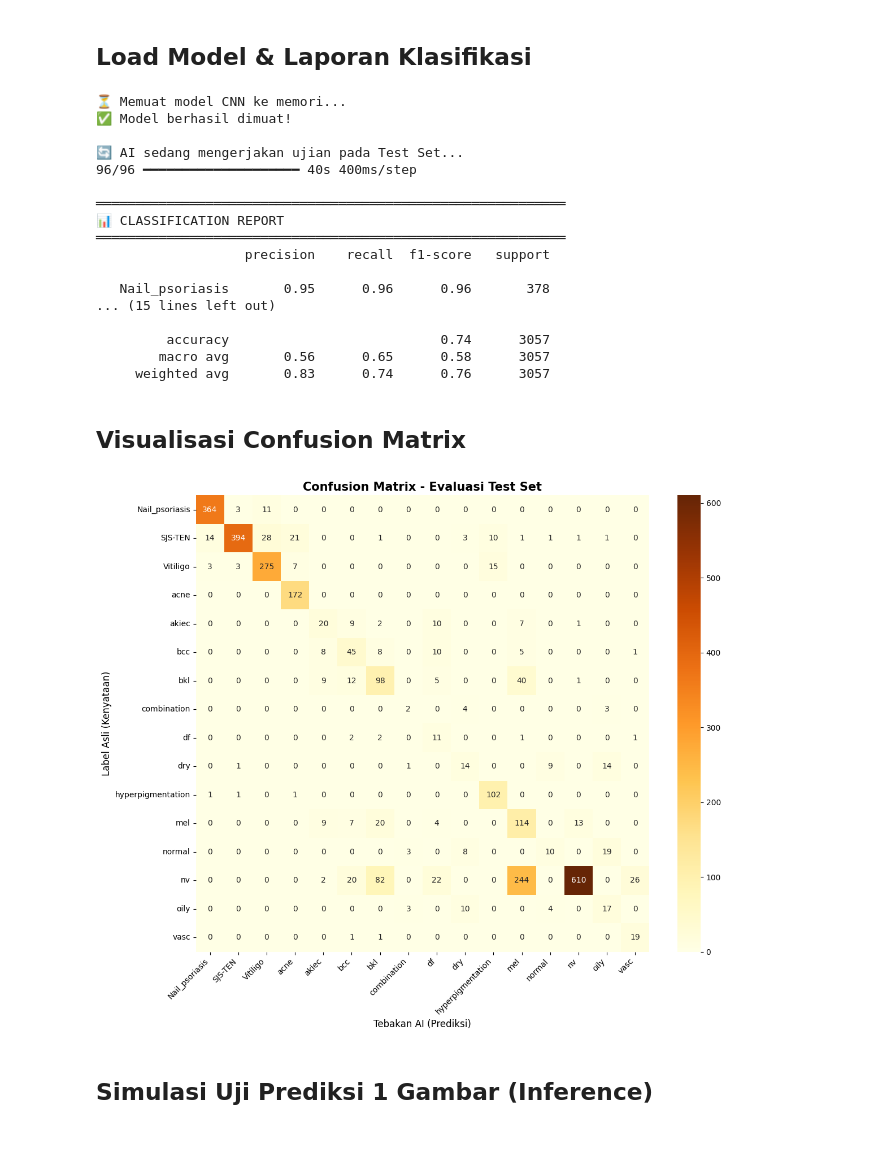
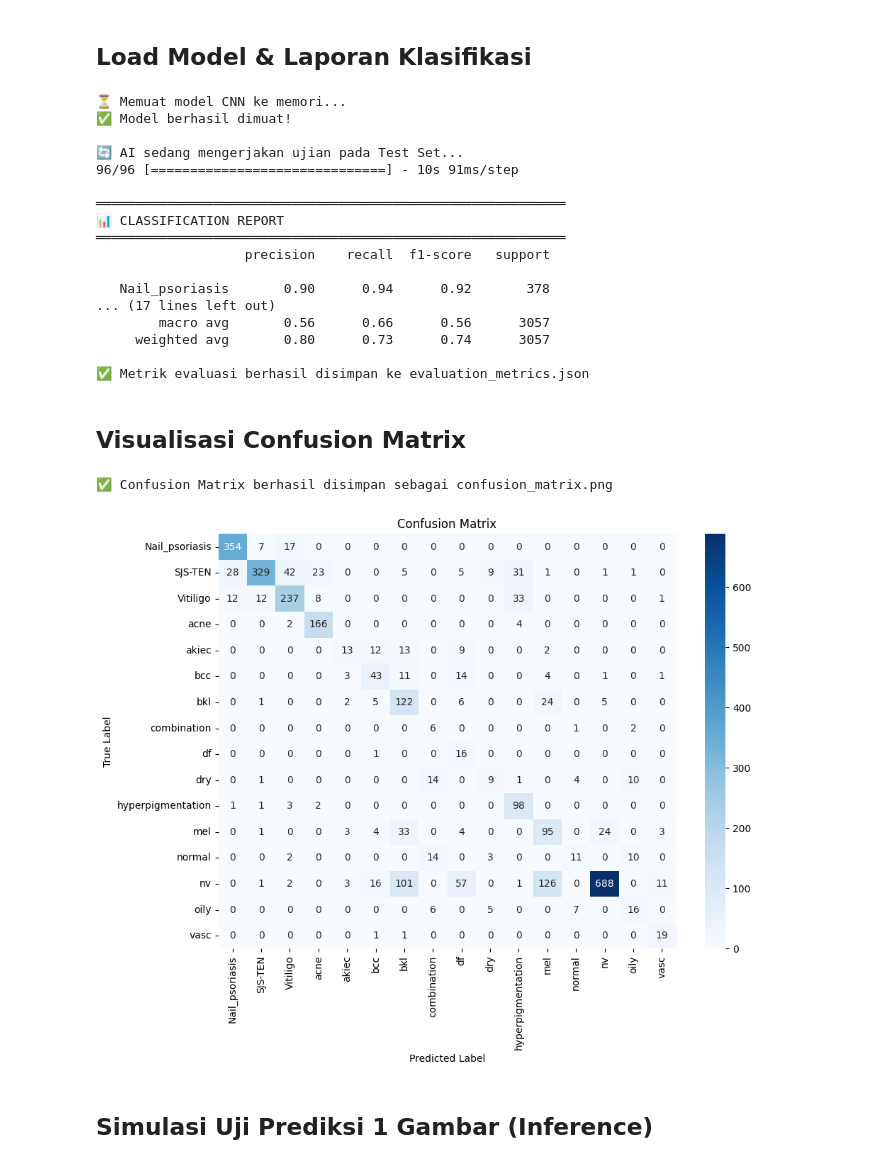
Before and after one commit to gege010/DermaScan, a Jupyter notebook: notebooks/03_model_training_evaluation.ipynb, the cells around one changed output. Drawn from its saved outputs; the diff is of its cells as text; code cells hidden in the pictures.

Commit message:
feat: implement model training evaluation notebook and streamlit dashboard with metrics visualization

```diff
--- a/notebooks/03_model_training_evaluation.ipynb
+++ b/notebooks/03_model_training_evaluation.ipynb
@@ -70,29 +37,24 @@ print("📁 Model Directory:", MODEL_DIR)
 ## Load Metadata & Reproduksi Test Set
 # %%
 # 1. Load Metadata Model
+META_PATH = MODEL_DIR / 'class_names.json'
 with open(META_PATH, 'r') as f:
-    metadata = json.load(f)
+    CLASS_NAMES_LIST = json.load(f)
 
-IMG_SIZE = tuple(metadata['img_size'])
+IMG_SIZE = (224, 224)
 BATCH_SIZE = 32
-CLASS_NAMES_LIST = metadata['class_names']
-print(f"✅ Metadata dimuat. Mendeteksi {metadata['num_classes']} kelas dari otak AI.")
+print(f"✅ Metadata dimuat. Mendeteksi {len(CLASS_NAMES_LIST)} kelas dari otak AI.")
 
-# 2. Reproduksi Test Set
+# 2. Test Set Reproduction
 df = pd.read_csv(DATA_PATH)
-
-# --- TAMBAHAN KODE UNTUK MEMPERBAIKI FOLDER YANG BERUBAH NAMA ---
-# Mengganti teks 'Skin Health Analyzer' menjadi 'DermaScan' di dalam data
 df['image_path'] = df['image_path'].str.replace('Skin Health Analyzer', 'DermaScan')
-# ----------------------------------------------------------------
-
 _, temp_df = train_test_split(df, test_size=0.3, stratify=df["dx"], random_state=42)
 _, test_df = train_test_split(temp_df, test_size=0.5, stratify=temp_df["dx"], random_state=42)
 
 print(f"📊 Menyiapkan {len(test_df)} gambar Ujian (Test Set) untuk dievaluasi.")
 
-# 3. Test Data Generator (Tanpa Augmentasi)
-test_gen = ImageDataGenerator()
+# 3. Test Data Generator (Without Augmentasi)
+test_gen = ImageDataGenerator(rescale=1.0 / 255)
 test_flow = test_gen.flow_from_dataframe(
     test_df, x_col="image_path", y_col="dx",
     target_size=IMG_SIZE, batch_size=BATCH_SIZE,
@@ -103,57 +67,79 @@ FileNotFoundError: [Errno 2] No such file or directory: 'c:\\G\\Bootcamp\\PORTOF
 # %% [markdown]
 ## Load Model & Laporan Klasifikasi
 # %%
-# Muat model yang sudah jadi
+# Model loading
 print("⏳ Memuat model CNN ke memori...")
 model = tf.keras.models.load_model(str(MODEL_PATH))
 print("✅ Model berhasil dimuat!")
 
-# Lakukan Prediksi Masal pada Test Set
+# Test set prediction
 print("\n🔄 AI sedang mengerjakan ujian pada Test Set...")
 test_flow.reset()
 predictions = model.predict(test_flow)
 y_pred = np.argmax(predictions, axis=1)
 y_true = test_flow.classes
 
-# Tampilkan Laporan Evaluasi Lengkap
+# Evaluation Report
+report = classification_report(y_true, y_pred, target_names=CLASS_NAMES_LIST, output_dict=True, zero_division=0)
+weighted = report["weighted avg"]
+
+# Key Metrics Formatting
+metrics = {
+    "test_accuracy": report["accuracy"],
+    "test_f1_weighted": weighted["f1-score"],
+    "test_precision_weighted": weighted["precision"],
+    "test_recall_weighted": weighted["recall"],
+}
+
+# Save metrics into JSON
+with open(MODEL_DIR / "evaluation_metrics.json", "w") as f:
+    json.dump(metrics, f, indent=2)
+
 print("\n" + "═"*60)
 print("📊 CLASSIFICATION REPORT")
 print("═"*60)
 print(classification_report(y_true, y_pred, target_names=CLASS_NAMES_LIST, zero_division=0))
+print("✅ Metrik evaluasi berhasil disimpan ke evaluation_metrics.json")
 # %% [output]
 ⏳ Memuat model CNN ke memori...
 ✅ Model berhasil dimuat!
 
 🔄 AI sedang mengerjakan ujian pada Test Set...
-96/96 ━━━━━━━━━━━━━━━━━━━━ 40s 400ms/step
+96/96 [==============================] - 10s 91ms/step
 
 ════════════════════════════════════════════════════════════
 📊 CLASSIFICATION REPORT
 ════════════════════════════════════════════════════════════
                    precision    recall  f1-score   support
 
-   Nail_psoriasis       0.95      0.96      0.96       378
-... (15 lines left out)
+   Nail_psoriasis       0.90      0.94      0.92       378
+... (17 lines left out)
+        macro avg       0.56      0.66      0.56      3057
+     weighted avg       0.80      0.73      0.74      3057
 
-         accuracy                           0.74      3057
-        macro avg       0.56      0.65      0.58      3057
-     weighted avg       0.83      0.74      0.76      3057
+✅ Metrik evaluasi berhasil disimpan ke evaluation_metrics.json
 # %% [markdown]
 ## Visualisasi Confusion Matrix
 # %%
+import seaborn as sns
+import matplotlib.pyplot as plt
+from sklearn.metrics import confusion_matrix
+
 cm = confusion_matrix(y_true, y_pred)
+plt.figure(figsize=(10, 8))
+sns.heatmap(cm, annot=True, fmt='d', cmap='Blues', xticklabels=CLASS_NAMES_LIST, yticklabels=CLASS_NAMES_LIST)
+plt.title('Confusion Matrix')
+plt.ylabel('True Label')
+plt.xlabel('Predicted Label')
+plt.tight_layout()
 
-plt.figure(figsize=(12, 10))
-sns.heatmap(cm, annot=True, fmt='d', cmap='YlOrBr',
-            xticklabels=CLASS_NAMES_LIST, yticklabels=CLASS_NAMES_LIST)
-plt.title('Confusion Matrix - Evaluasi Test Set', fontsize=15, fontweight='bold')
-plt.ylabel('Label Asli (Kenyataan)', fontsize=12)
-plt.xlabel('Tebakan AI (Prediksi)', fontsize=12)
-plt.xticks(rotation=45, ha='right')
-plt.tight_layout()
+# Save Graph into model path
+plt.savefig(MODEL_DIR / 'confusion_matrix.png', dpi=300)
+print("✅ Confusion Matrix berhasil disimpan sebagai confusion_matrix.png")
 plt.show()
 # %% [output]
+✅ Confusion Matrix berhasil disimpan sebagai confusion_matrix.png
-[figure, old version]
+[figure, new version]
 # %% [markdown]
 ## Simulasi Uji Prediksi 1 Gambar (Inference)
 # %%
```
Also changed, not shown: parts of 5 cells of this notebook, 4 other files.
